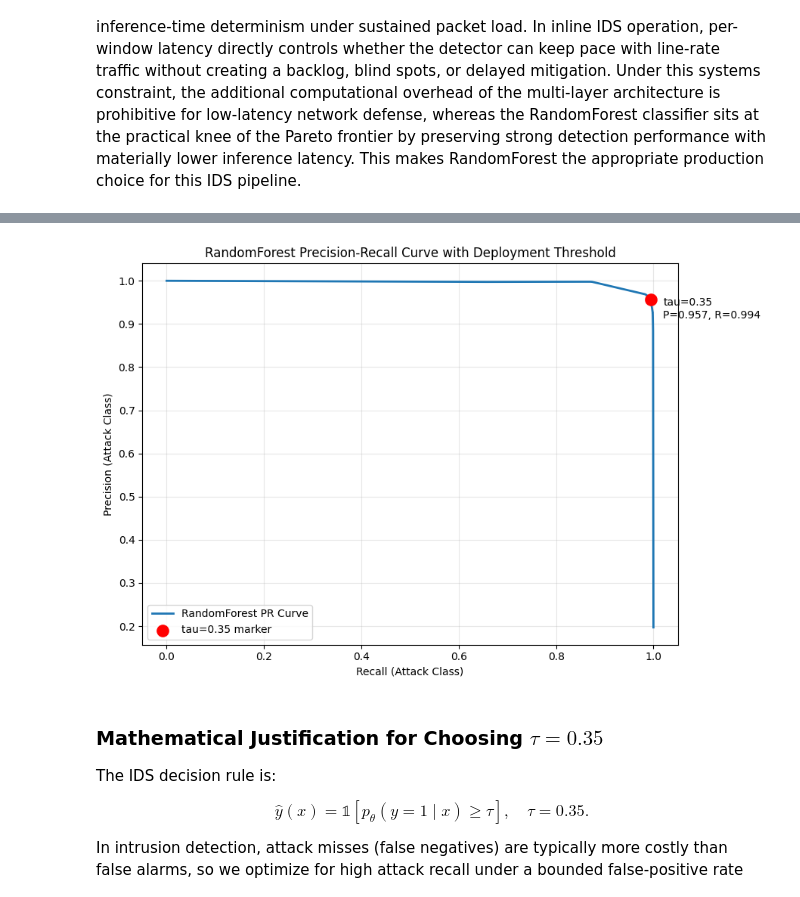
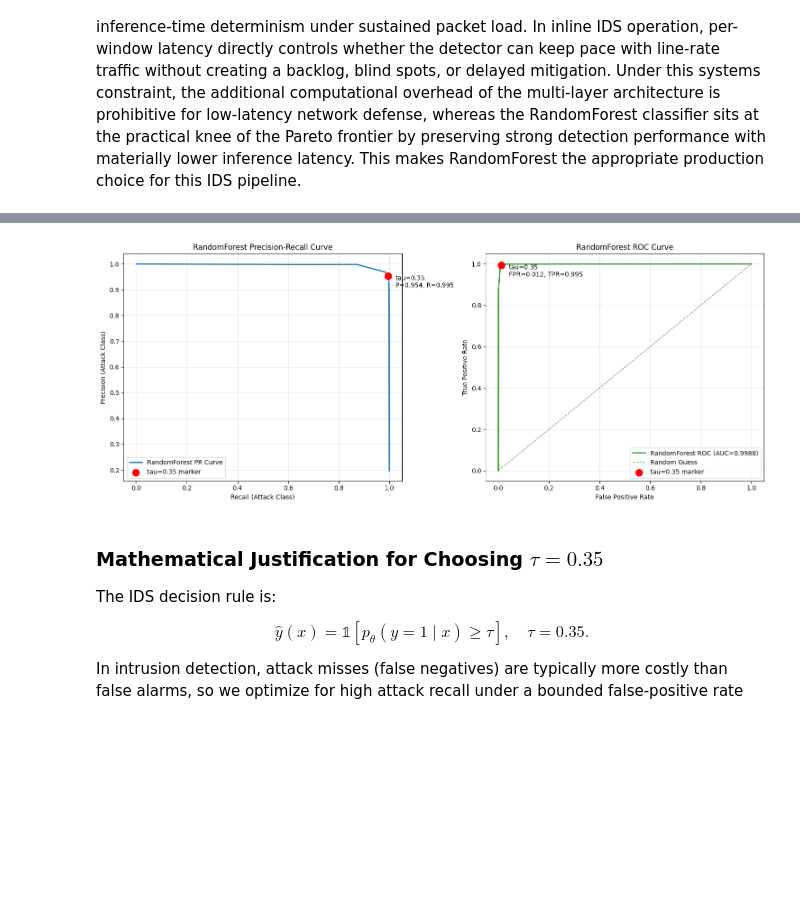
Before and after one commit to RoshanDavis/network-security-project, a Jupyter notebook: notebooks/ids_training_pipeline.ipynb, the cells around one changed output, grey strips where cells are left out. Saved outputs shown, nothing was run; the diff lists cells and outputs as text; code cells hidden in the pictures; blank space fills up the shorter version.

```diff
--- a/notebooks/ids_training_pipeline.ipynb
+++ b/notebooks/ids_training_pipeline.ipynb
@@ -575,18 +673,24 @@ if rf_model is None:
     raise ValueError("RandomForestClassifier was not trained. Run the training cell first.")
 
 if not hasattr(rf_model, 'predict_proba'):
-    raise AttributeError("RandomForestClassifier must support predict_proba for PR analysis.")
+    raise AttributeError("RandomForestClassifier must support predict_proba for threshold analysis.")
 
 rf_scores = rf_model.predict_proba(X_test)[:, 1]
 rf_ap = average_precision_score(y_test, rf_scores)
+rf_roc_auc = roc_auc_score(y_test, rf_scores)
 
 pr_precision, pr_recall, pr_thresholds = precision_recall_curve(y_test, rf_scores)
+roc_fpr, roc_tpr, roc_thresholds = roc_curve(y_test, rf_scores)
 
 TARGET_THRESHOLD = 0.35
-closest_idx = int(np.argmin(np.abs(pr_thresholds - TARGET_THRESHOLD)))
-threshold_on_curve = float(pr_thresholds[closest_idx])
-precision_at_tau = float(pr_precision[closest_idx])
-recall_at_tau = float(pr_recall[closest_idx])
+closest_pr_idx = int(np.argmin(np.abs(pr_thresholds - TARGET_THRESHOLD)))
+threshold_on_pr_curve = float(pr_thresholds[closest_pr_idx])
+precision_at_tau = float(pr_precision[closest_pr_idx])
+recall_at_tau = float(pr_recall[closest_pr_idx])
+
+closest_roc_idx = int(np.argmin(np.abs(roc_thresholds - TARGET_THRESHOLD)))
+fpr_on_roc = float(roc_fpr[closest_roc_idx])
+tpr_on_roc = float(roc_tpr[closest_roc_idx])
 
 y_pred_tau = (rf_scores >= TARGET_THRESHOLD).astype(int)
 attack_precision_tau = precision_score(y_test, y_pred_tau, zero_division=0)
@@ -600,16 +704,18 @@ print("=" * 90)
 print("RandomForest Threshold Analysis @ tau = 0.35")
 print("=" * 90)
 print(f"Average Precision (AP): {rf_ap:.4f}")
-print(f"Closest curve threshold: {threshold_on_curve:.4f}")
-print(f"Precision(tau): {attack_precision_tau:.4f}")
-print(f"Recall(tau):    {attack_recall_tau:.4f}")
-print(f"F1_attack(tau): {attack_f1_tau:.4f}")
-print(f"FPR(tau):       {fpr_tau:.4f}")
+print(f"ROC-AUC:              {rf_roc_auc:.4f}")
+print(f"Closest PR threshold:  {threshold_on_pr_curve:.4f}")
+print(f"Precision(tau):        {attack_precision_tau:.4f}")
+print(f"Recall(tau):           {attack_recall_tau:.4f}")
+print(f"F1_attack(tau):        {attack_f1_tau:.4f}")
+print(f"FPR(tau):              {fpr_tau:.4f}")
 print(f"Confusion matrix @ tau: TN={tn}, FP={fp}, FN={fn}, TP={tp}")
 
-plt.figure(figsize=(9, 6))
-plt.plot(pr_recall, pr_precision, color='tab:blue', linewidth=2, label='RandomForest PR Curve')
-plt.scatter(
+fig, axes = plt.subplots(1, 2, figsize=(15, 6))
+
+axes[0].plot(pr_recall, pr_precision, color='tab:blue', linewidth=2, label='RandomForest PR Curve')
+axes[0].scatter(
     [recall_at_tau],
     [precision_at_tau],
     color='red',
@@ -617,26 +723,55 @@ plt.scatter(
     zorder=5,
     label=f'tau={TARGET_THRESHOLD:.2f} marker',
 )
-
-plt.annotate(
+axes[0].annotate(
     f"tau={TARGET_THRESHOLD:.2f}\nP={attack_precision_tau:.3f}, R={attack_recall_tau:.3f}",
     (recall_at_tau, precision_at_tau),
     textcoords='offset points',
     xytext=(12, -18),
     ha='left',
 )
+axes[0].set_title('RandomForest Precision-Recall Curve')
+axes[0].set_xlabel('Recall (Attack Class)')
+axes[0].set_ylabel('Precision (Attack Class)')
+axes[0].grid(alpha=0.3)
+axes[0].legend()
 
-plt.title('RandomForest Precision-Recall Curve with Deployment Threshold')
-plt.xlabel('Recall (Attack Class)')
-plt.ylabel('Precision (Attack Class)')
-plt.grid(alpha=0.3)
-plt.legend()
+axes[1].plot(
+    roc_fpr,
+    roc_tpr,
+    color='tab:green',
+    linewidth=2,
+    label=f'RandomForest ROC (AUC={rf_roc_auc:.4f})',
+)
+axes[1].plot([0, 1], [0, 1], linestyle='--', color='gray', linewidth=1, label='Random Guess')
+axes[1].scatter(
+    [fpr_on_roc],
+    [tpr_on_roc],
+    color='red',
+    s=120,
+    zorder=5,
+    label=f'tau={TARGET_THRESHOLD:.2f} marker',
+)
+axes[1].annotate(
+    f"tau={TARGET_THRESHOLD:.2f}\nFPR={fpr_tau:.3f}, TPR={attack_recall_tau:.3f}",
+    (fpr_on_roc, tpr_on_roc),
+    textcoords='offset points',
+    xytext=(12, -18),
+    ha='left',
+)
+axes[1].set_title('RandomForest ROC Curve')
+axes[1].set_xlabel('False Positive Rate')
+axes[1].set_ylabel('True Positive Rate')
+axes[1].grid(alpha=0.3)
+axes[1].legend(loc='lower right')
+
 plt.tight_layout()
 plt.show()
 
 threshold_analysis = {
     'threshold': TARGET_THRESHOLD,
     'average_precision': rf_ap,
+    'roc_auc': rf_roc_auc,
     'precision_at_threshold': attack_precision_tau,
     'recall_at_threshold': attack_recall_tau,
     'f1_at_threshold': attack_f1_tau,
@@ -656,4 +792,4 @@ Confusion matrix @ tau: TN=449679, FP=4941, FN=653, TP=110876
-[figure, old version]
+[figure, new version]
 # %% [markdown]
 ### Mathematical Justification for Choosing $\tau = 0.35$
 
```
Also changed, not shown: parts of 14 cells of this notebook, 1 other file.
